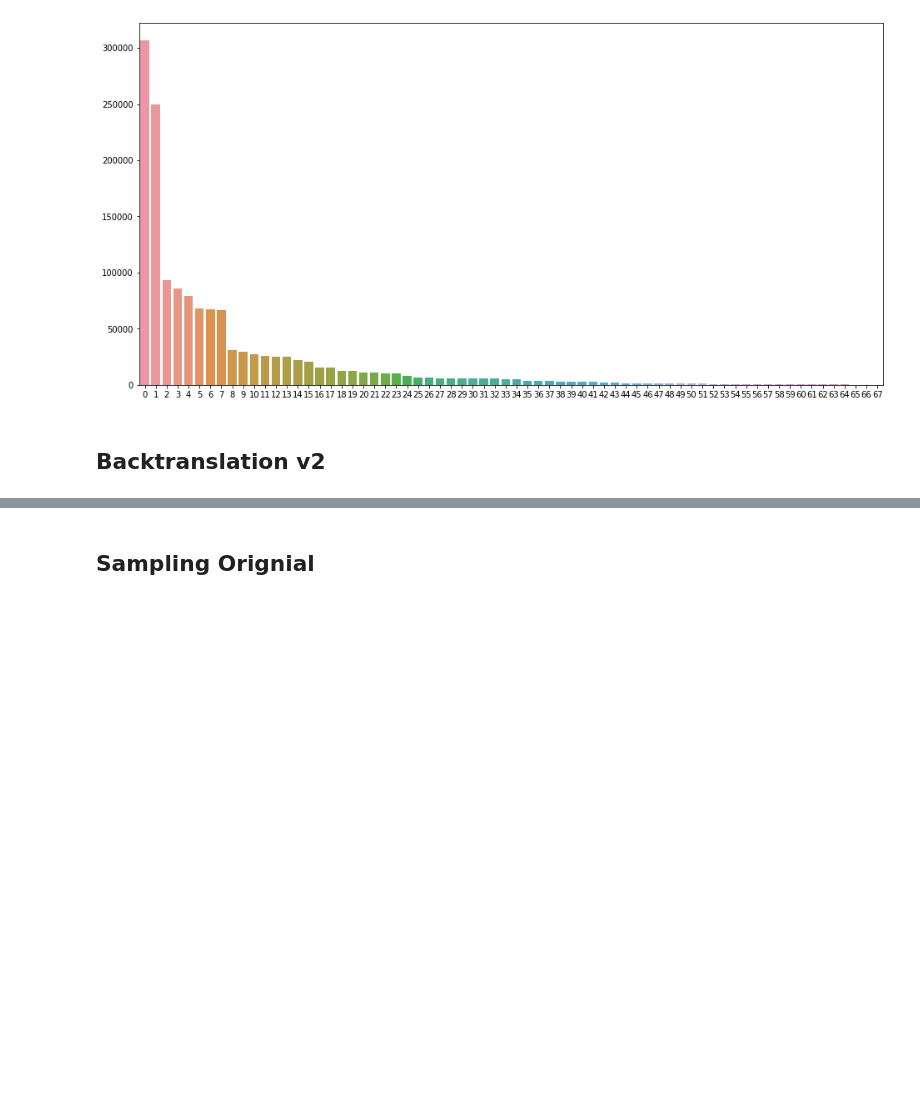
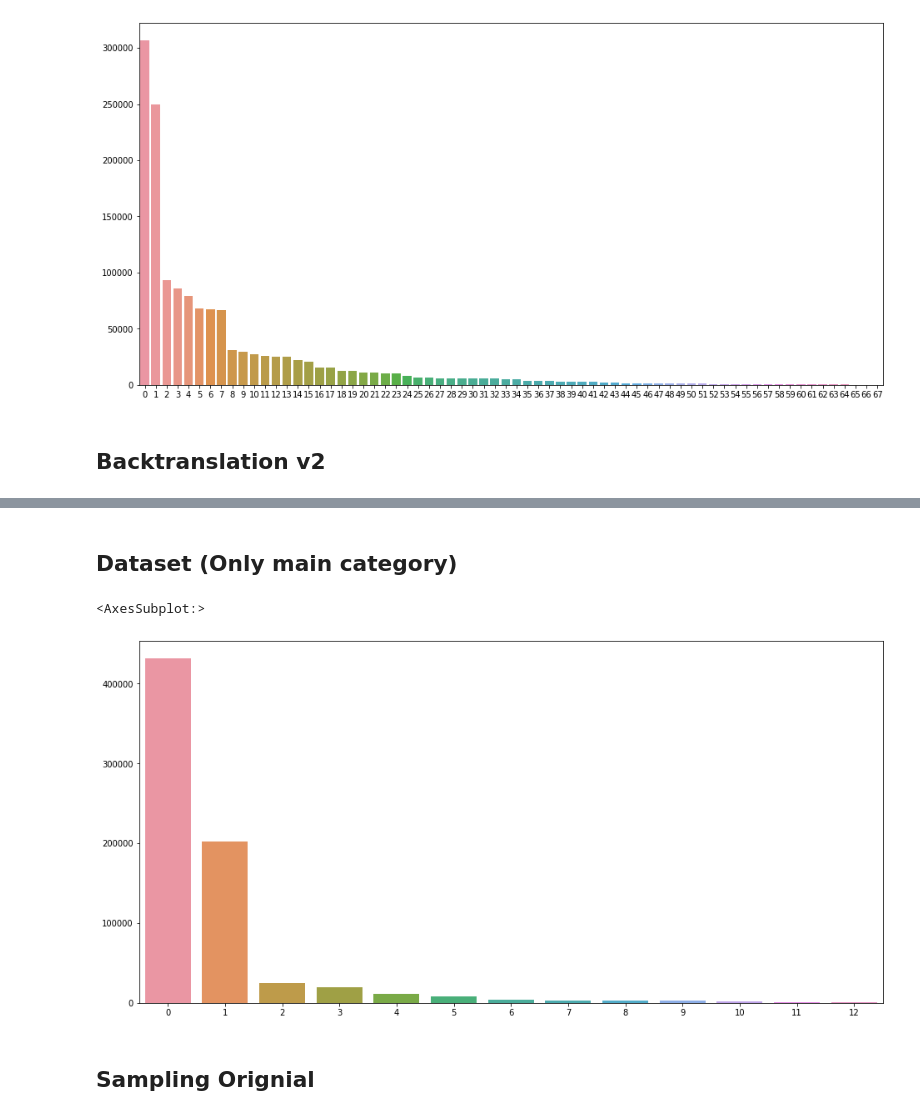
Before and after one commit to uoo723/BigStar-RnD-DA, a Jupyter notebook: notebooks/dev.ipynb, the cells around one changed output, grey strips where cells are left out. Cells and saved outputs as stored; diff of their text form; code cells hidden in the pictures; blank space fills up the shorter version.

```diff
--- a/notebooks/dev.ipynb
+++ b/notebooks/dev.ipynb
@@ -643,3 +643,17 @@ sns.barplot(x=np.arange(len(value_counts)), y=value_counts["인텐트"].to_numpy
+# %% [markdown]
+## Dataset (Only main category)
+# %%
+orig_df = pd.read_csv("data/train.csv", low_memory=False)
+orig_df = orig_df[orig_df["QA여부"] == "q"]
+orig_df = orig_df[["발화문", "인텐트"]]
+
+orig_value_counts = pd.DataFrame(orig_df["인텐트"].value_counts())
+
+plt.figure(figsize=(16, 8))
+sns.barplot(x=np.arange(len(orig_value_counts)), y=orig_value_counts["인텐트"].to_numpy())
+# %% [output]
+<AxesSubplot:>
+[figure, added]
 # %% [markdown]
 ## Sampling Orignial
 # %%
```
Also changed, not shown: parts of 9 cells of this notebook, 1 other file.
